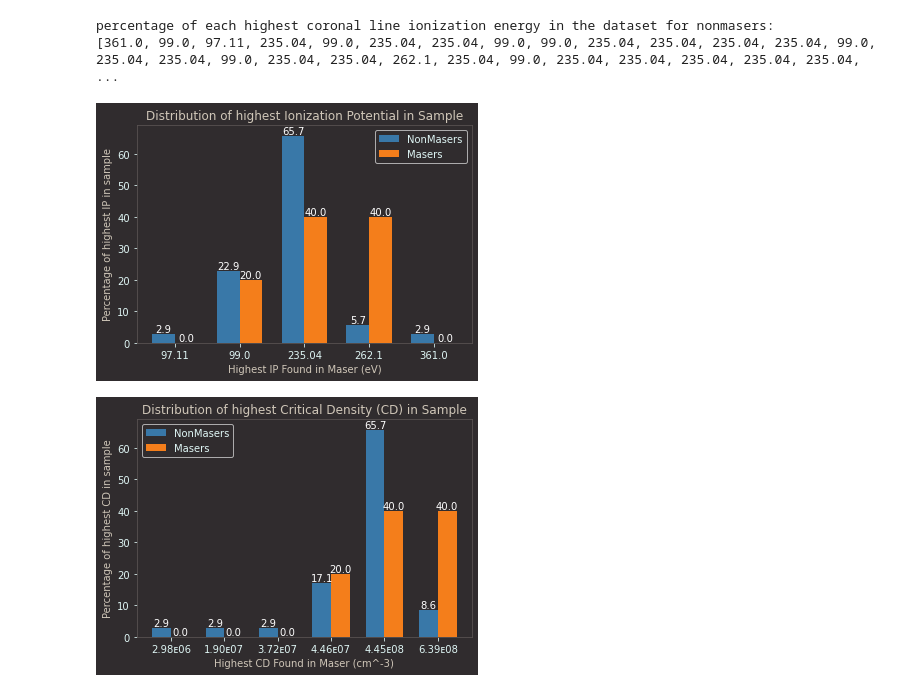
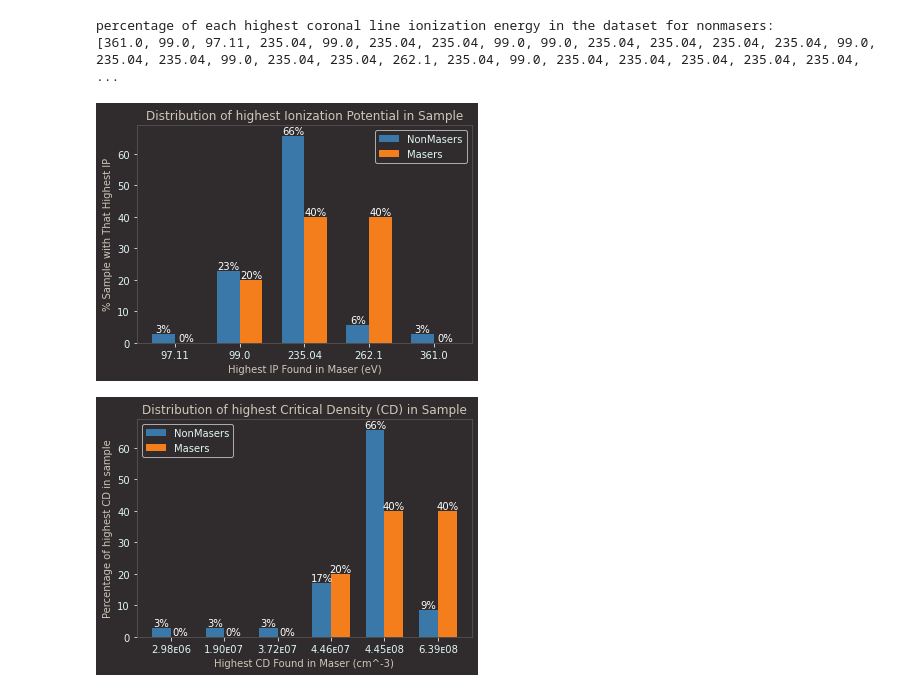
Before and after one commit to MaserResearchConstax23/pyscripts, a Jupyter notebook: IP_and_crit_density_histograms.ipynb, the cells around one changed output. Cells and saved outputs as stored; diff of their text form; code cells hidden in the pictures.

```diff
--- a/IP_and_crit_density_histograms.ipynb
+++ b/IP_and_crit_density_histograms.ipynb
@@ -82,7 +82,7 @@ def show_IP_frequency(non_masers, masers):
 
     ax.set_title("Distribution of highest Ionization Potential in Sample", color='#cfc6b8')
     ax.set_xlabel("Highest IP Found in Maser (eV)", color='#cfc6b8')
-    ax.set_ylabel("Percentage of highest IP in sample", color='#cfc6b8')
+    ax.set_ylabel("% Sample with That Highest IP", color='#cfc6b8')
 
     # Bar colors and labels
     bar_colors = ['#3978a8', '#f47e1b']
@@ -107,11 +107,11 @@ def show_IP_frequency(non_masers, masers):
 
     # Add the actual values above each bar
     for i, count in enumerate(non_masers_counts):
-        plt.text(non_masers_positions[i], (count / len(non_masers)) * 100, str(round((count / len(non_masers) * 100), 1)),
+        plt.text(non_masers_positions[i], (count / len(non_masers)) * 100, str(int(round((count / len(non_masers) * 100), 0)))+'%',
                  ha='center', va='bottom', color='white')
 
     for i, count in enumerate(unified_masers_counts):
-        plt.text(masers_positions[i], (count / len(masers)) * 100, str(round((count / len(masers)) * 100, 1)),
+        plt.text(masers_positions[i], (count / len(masers)) * 100, str(int(round((count / len(masers)) * 100, 0)))+'%',
                  ha='center', va='bottom', color='white')
 
     # Add a legend with custom colors
@@ -126,34 +126,34 @@ def show_IP_frequency(non_masers, masers):
 
 
 print("percentage of each highest coronal line ionization energy in the dataset for nonmasers:")
 highest_N_IPs = []
 for index, row in df_N_cl.iterrows():
     # Initialize highest IP count to 0 for the current row
     highest_IP_count = 0
     for column_key, column_value in row.items():
         if column_key in IPs:
             if IPs[column_key] > highest_IP_count and column_value > 0:
                 highest_IP_count = IPs[column_key]
     # Append the highest IP count for the current row to the list
     highest_N_IPs.append(highest_IP_count)
 
 highest_M_IPs = []
 for index, row in df_M_cl.iterrows():
     # Initialize highest IP count to 0 for the current row
     highest_IP_count = 0
     for column_key, column_value in row.items():
         if column_key in IPs:
             if IPs[column_key] > highest_IP_count and column_value > 0:
                 highest_IP_count = IPs[column_key]
     # Append the highest IP count for the current row to the list
     highest_M_IPs.append(highest_IP_count)
 
 print(highest_N_IPs)
 show_IP_frequency(highest_N_IPs, highest_M_IPs)
 # %% [output]
 percentage of each highest coronal line ionization energy in the dataset for nonmasers:
 [361.0, 99.0, 97.11, 235.04, 99.0, 235.04, 235.04, 99.0, 99.0, 235.04, 235.04, 235.04, 235.04, 99.0, 235.04, 235.04, 99.0, 235.04, 235.04, 262.1, 235.04, 99.0, 235.04, 235.04, 235.04, 235.04, 235.04,  ...
-[figure, old version]
+[figure, new version]
 # %%
 CDs = {'FEXI_7892_LOGL': 6.39E8 ,
  'SXII_7609_LOGL': 7.09E9 ,
```
Also changed, not shown: parts of 1 cell of this notebook.
